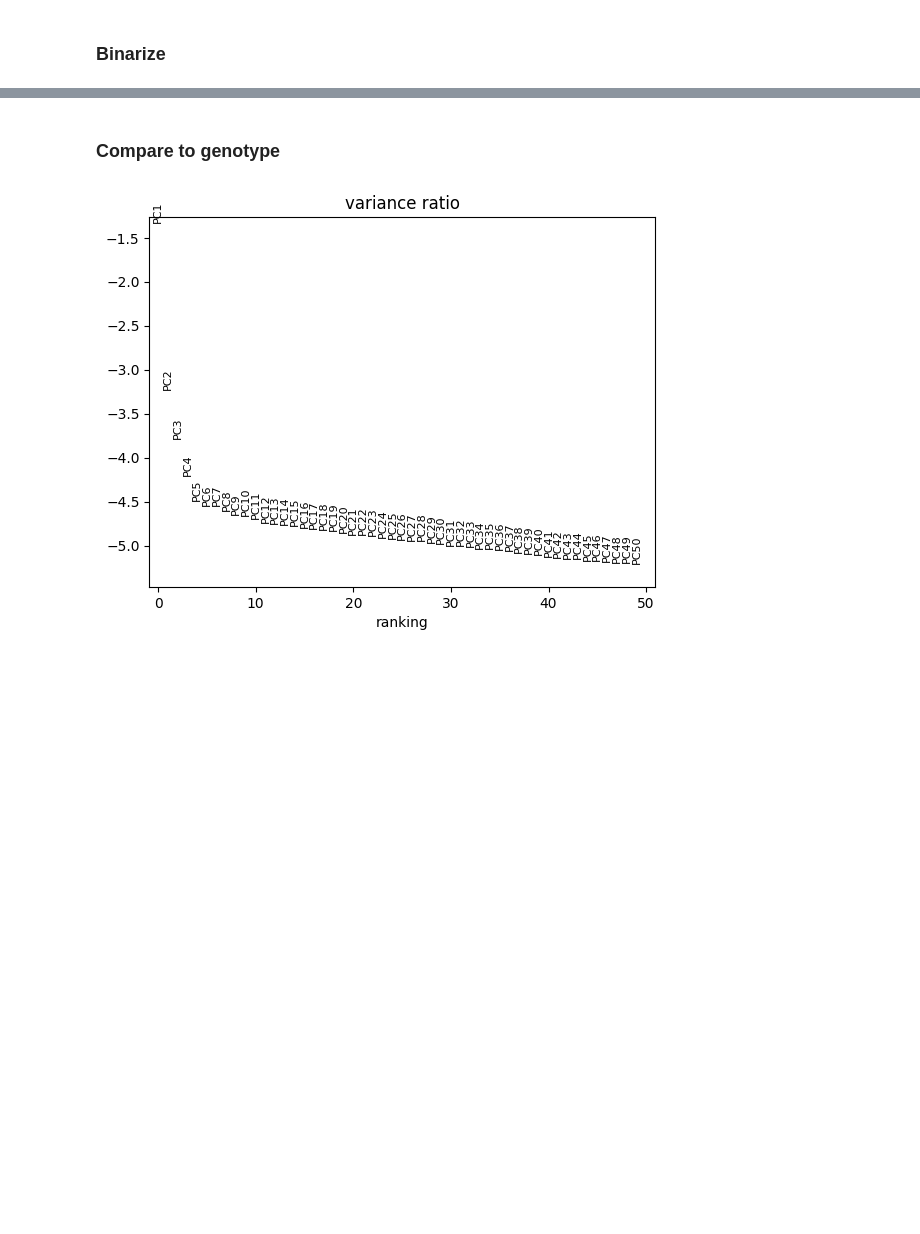
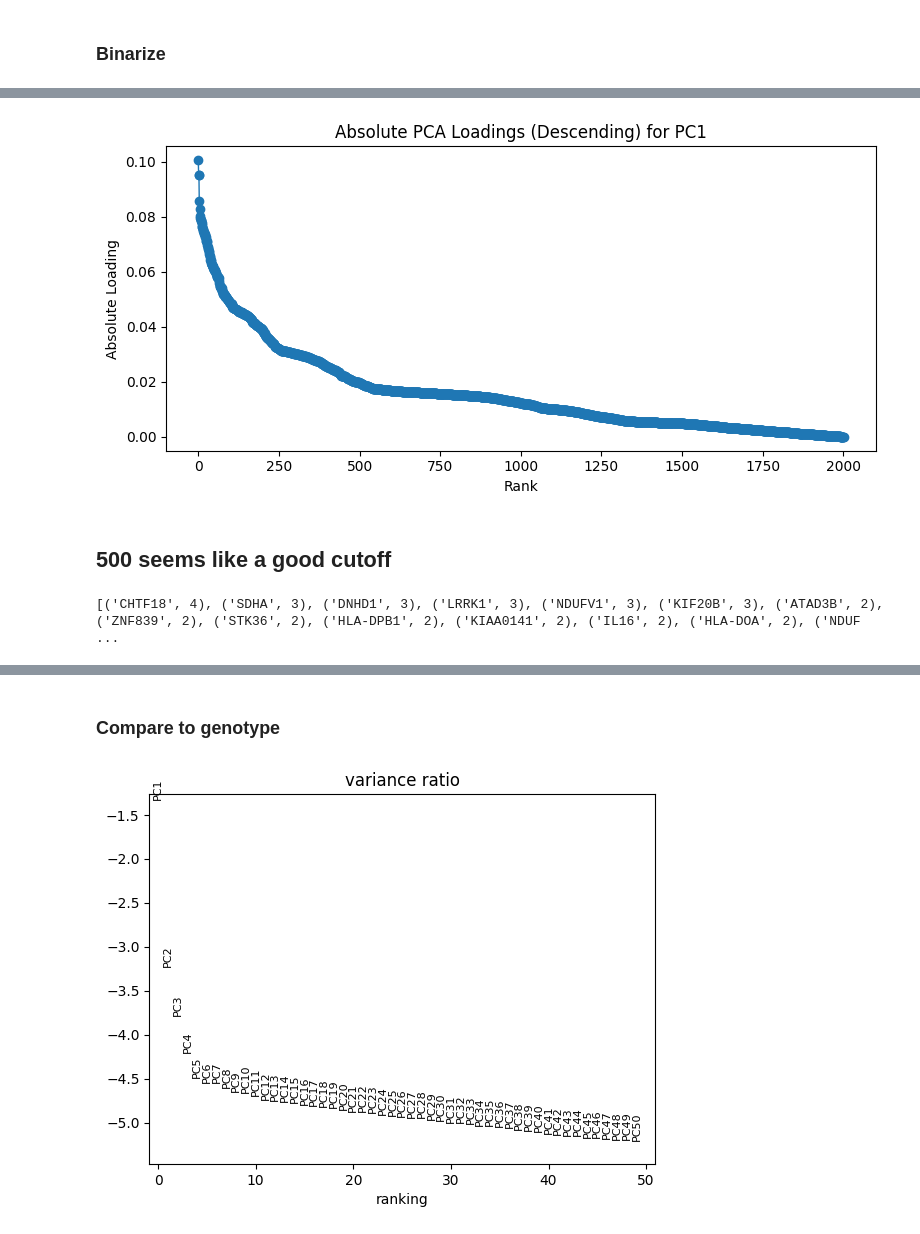
Before and after one commit to pachterlab/RLSRP_2025, a Jupyter notebook: notebooks/Fig3_geuvadis.ipynb, the cells around one changed output, grey strips where cells are left out. Saved outputs shown, nothing was run; the diff lists cells and outputs as text; code cells hidden in the pictures; blank space fills up the shorter version.

```diff
--- a/notebooks/Fig3_geuvadis.ipynb
+++ b/notebooks/Fig3_geuvadis.ipynb
@@ -304,0 +366,10 @@ Binary matrix means do not log1p or scale
+# %%
+plot_pc_loadings_line(adata_vcrs_output, pc_index=0)
+# %% [output]
+[figure, added]
+# %% [markdown]
+## 500 seems like a good cutoff
+# %%
+print(get_genes_of_top_pc_loadings(adata_vcrs_output, pc_index=0, n_top=500))
+# %% [output]
+[('CHTF18', 4), ('SDHA', 3), ('DNHD1', 3), ('LRRK1', 3), ('NDUFV1', 3), ('KIF20B', 3), ('ATAD3B', 2), ('ZNF839', 2), ('STK36', 2), ('HLA-DPB1', 2), ('KIAA0141', 2), ('IL16', 2), ('HLA-DOA', 2), ('NDUF ...
```
Also changed, not shown: parts of 19 cells of this notebook.
